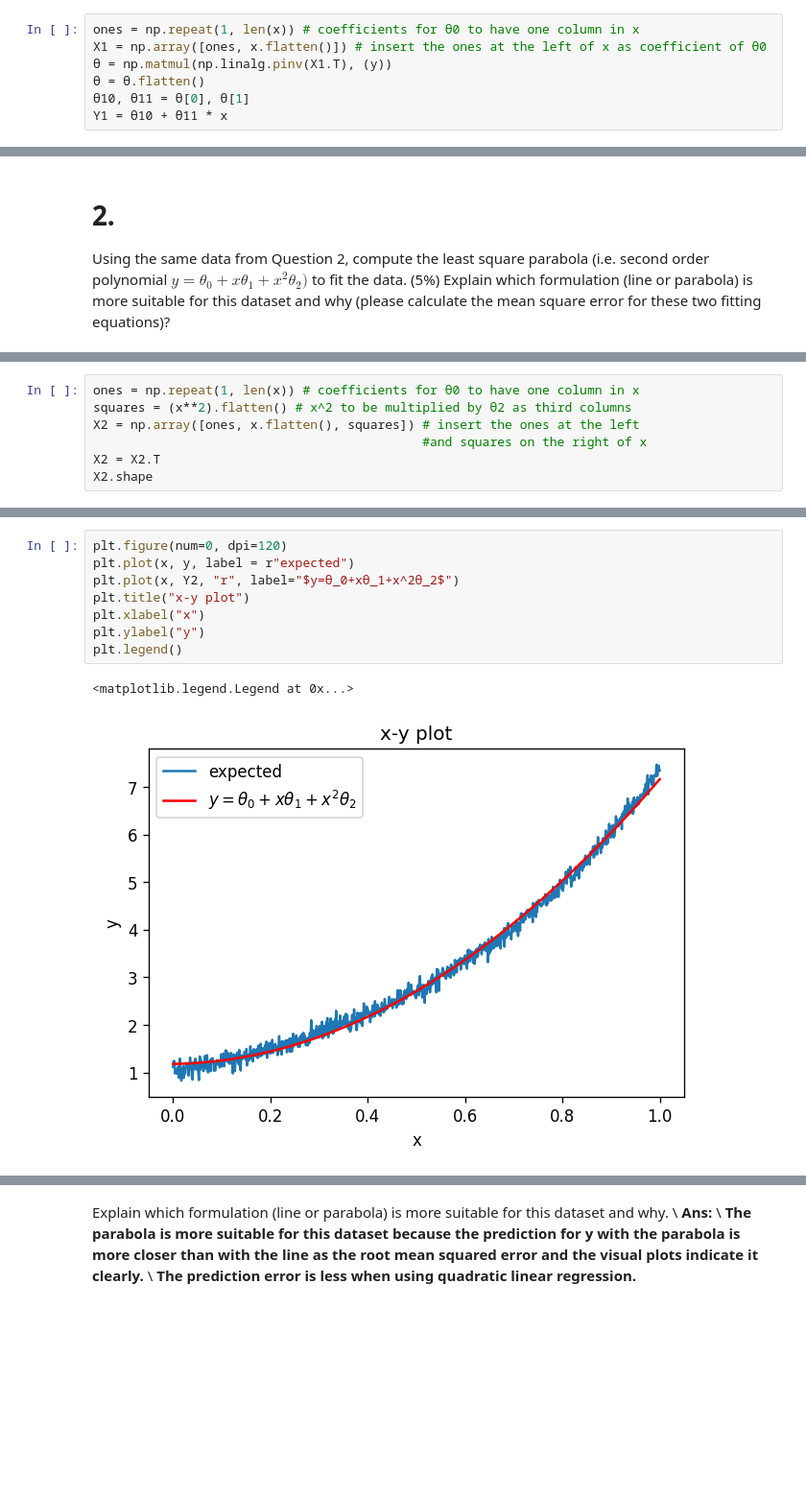
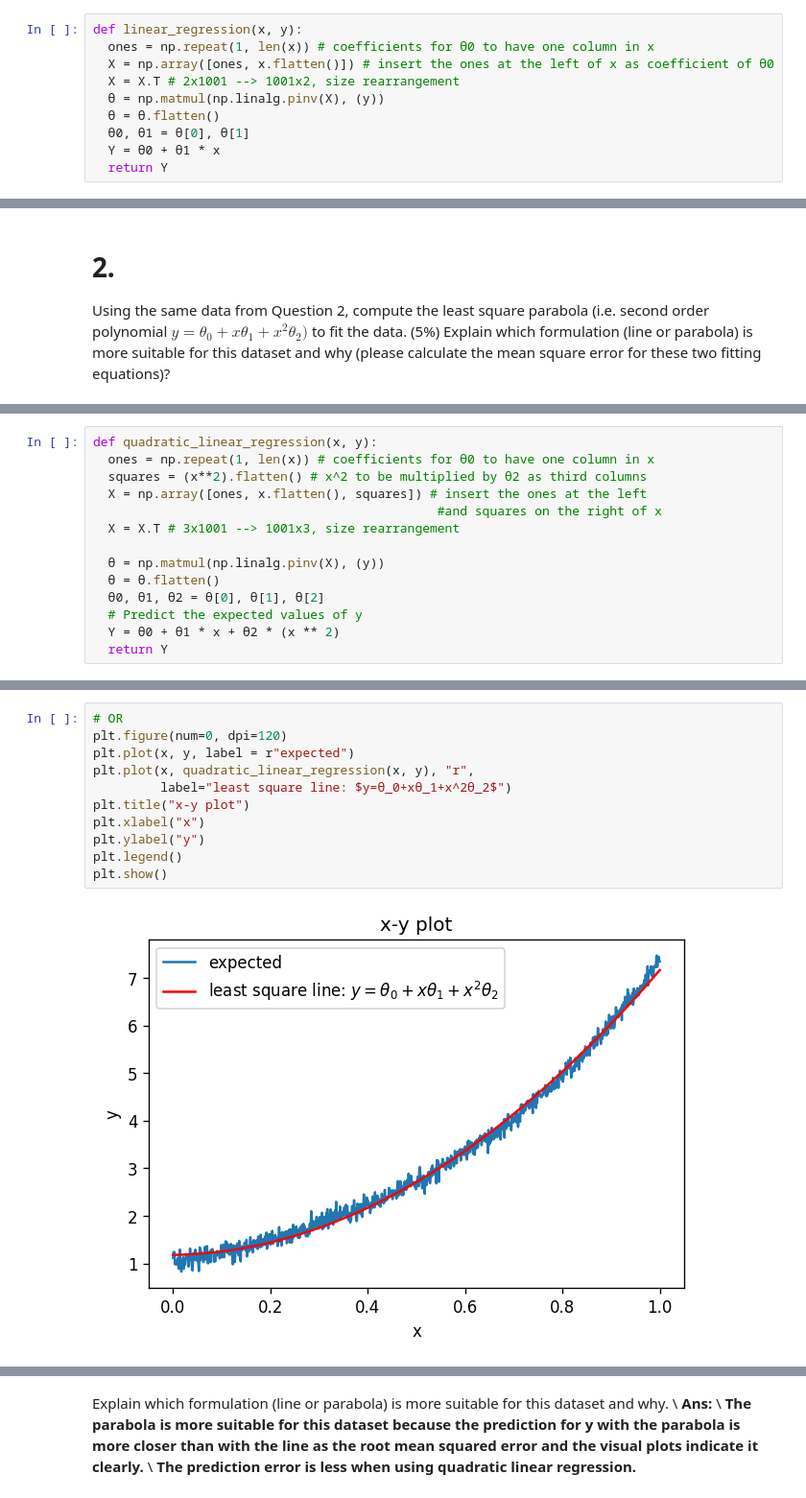
Before and after one commit to mequanent/Deep-Learning, a Jupyter notebook: Maths_for_Deep_Learning.ipynb, the cells around one changed output, grey strips where cells are left out. Shown at 96% size. Cells and saved outputs as stored; diff of their text form; blank space fills up the shorter version.

```diff
--- a/Maths_for_Deep_Learning.ipynb
+++ b/Maths_for_Deep_Learning.ipynb
@@ -48,10 +47,13 @@ Text(0, 0.5, 'y')
 ## b.
 Compute the least square line $y=θ_0+xθ_1$ using the given data and overlay the line over the given data.
 # %%
-ones = np.repeat(1, len(x)) # coefficients for θ0 to have one column in x
-X1 = np.array([ones, x.flatten()]) # insert the ones at the left of x as coefficient of θ0
-θ = np.matmul(np.linalg.pinv(X1.T), (y))
-θ = θ.flatten()
-θ10, θ11 = θ[0], θ[1]
-Y1 = θ10 + θ11 * x
+def linear_regression(x, y):
+  ones = np.repeat(1, len(x)) # coefficients for θ0 to have one column in x
+  X = np.array([ones, x.flatten()]) # insert the ones at the left of x as coefficient of θ0
+  X = X.T # 2x1001 --> 1001x2, size rearrangement
+  θ = np.matmul(np.linalg.pinv(X), (y))
+  θ = θ.flatten()
+  θ0, θ1 = θ[0], θ[1]
+  Y = θ0 + θ1 * x
+  return Y
 # %%
@@ -75,7 +85,14 @@ First, find $θ_0, θ_1, θ_2$.
 # %%
-ones = np.repeat(1, len(x)) # coefficients for θ0 to have one column in x
-squares = (x**2).flatten() # x^2 to be multiplied by θ2 as third columns
-X2 = np.array([ones, x.flatten(), squares]) # insert the ones at the left
-                                            #and squares on the right of x
-X2 = X2.T
-X2.shape
+def quadratic_linear_regression(x, y):
+  ones = np.repeat(1, len(x)) # coefficients for θ0 to have one column in x
+  squares = (x**2).flatten() # x^2 to be multiplied by θ2 as third columns
+  X = np.array([ones, x.flatten(), squares]) # insert the ones at the left
+                                              #and squares on the right of x
+  X = X.T # 3x1001 --> 1001x3, size rearrangement
+
+  θ = np.matmul(np.linalg.pinv(X), (y))
+  θ = θ.flatten()
+  θ0, θ1, θ2 = θ[0], θ[1], θ[2]
+  # Predict the expected values of y
+  Y = θ0 + θ1 * x + θ2 * (x ** 2)
+  return Y
@@ -94,11 +103,13 @@ Y2 = θ20 + θ21 * x + θ22 * (x ** 2)
 # %%
+# OR
 plt.figure(num=0, dpi=120)
 plt.plot(x, y, label = r"expected")
-plt.plot(x, Y2, "r", label="$y=θ_0+xθ_1+x^2θ_2$")
+plt.plot(x, quadratic_linear_regression(x, y), "r",
+         label="least square line: $y=θ_0+xθ_1+x^2θ_2$")
 plt.title("x-y plot")
 plt.xlabel("x")
 plt.ylabel("y")
 plt.legend()
+plt.show()
 # %% [output]
-<matplotlib.legend.Legend at 0x...>
-[figure, old version]
+[figure, new version]
```
Also changed, not shown: parts of 33 cells of this notebook.
